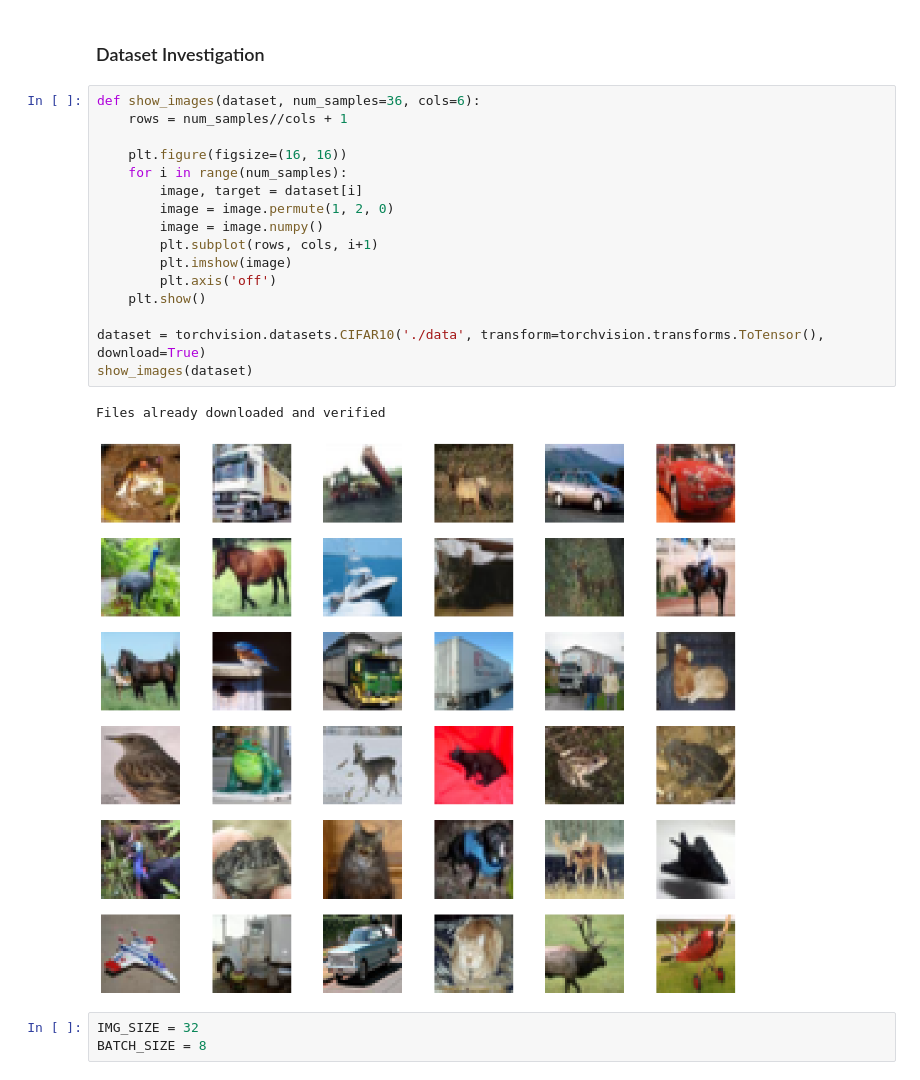
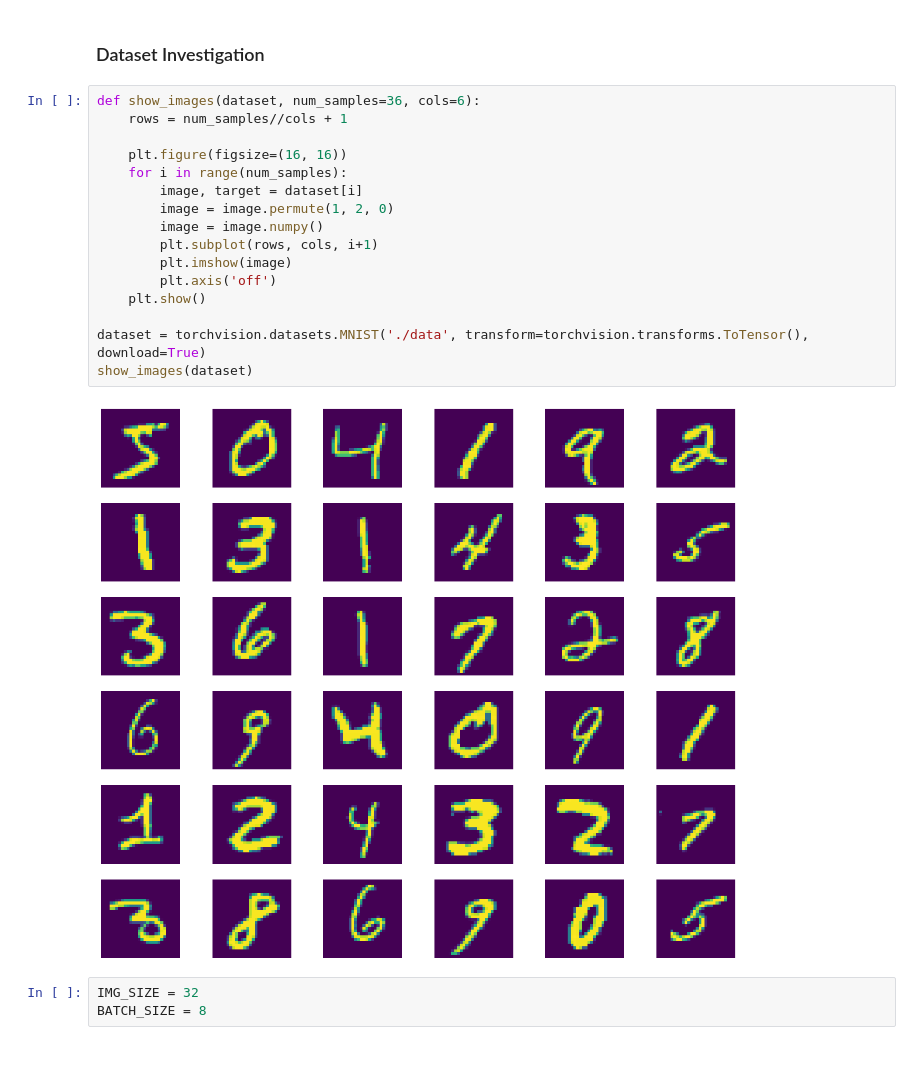
Before and after one commit to kanavgoyal898/noisOut, a Jupyter notebook: test.ipynb, the cells around one changed output. Saved outputs shown, nothing was run; the diff lists cells and outputs as text.

```diff
--- a/test.ipynb
+++ b/test.ipynb
@@ -13,22 +13,21 @@ import matplotlib.pyplot as plt
 # %%
 def show_images(dataset, num_samples=36, cols=6):
     rows = num_samples//cols + 1
 
     plt.figure(figsize=(16, 16))
     for i in range(num_samples):
         image, target = dataset[i]
         image = image.permute(1, 2, 0)
         image = image.numpy()
         plt.subplot(rows, cols, i+1)
         plt.imshow(image)
         plt.axis('off')
     plt.show()
 
-dataset = torchvision.datasets.CIFAR10('./data', transform=torchvision.transforms.ToTensor(), download=True)
+dataset = torchvision.datasets.MNIST('./data', transform=torchvision.transforms.ToTensor(), download=True)
 show_images(dataset)
 # %% [output]
-Files already downloaded and verified
-[figure, old version]
+[figure, new version]
 # %%
 IMG_SIZE = 32
 BATCH_SIZE = 8
```
Also changed, not shown: parts of 10 cells of this notebook.
